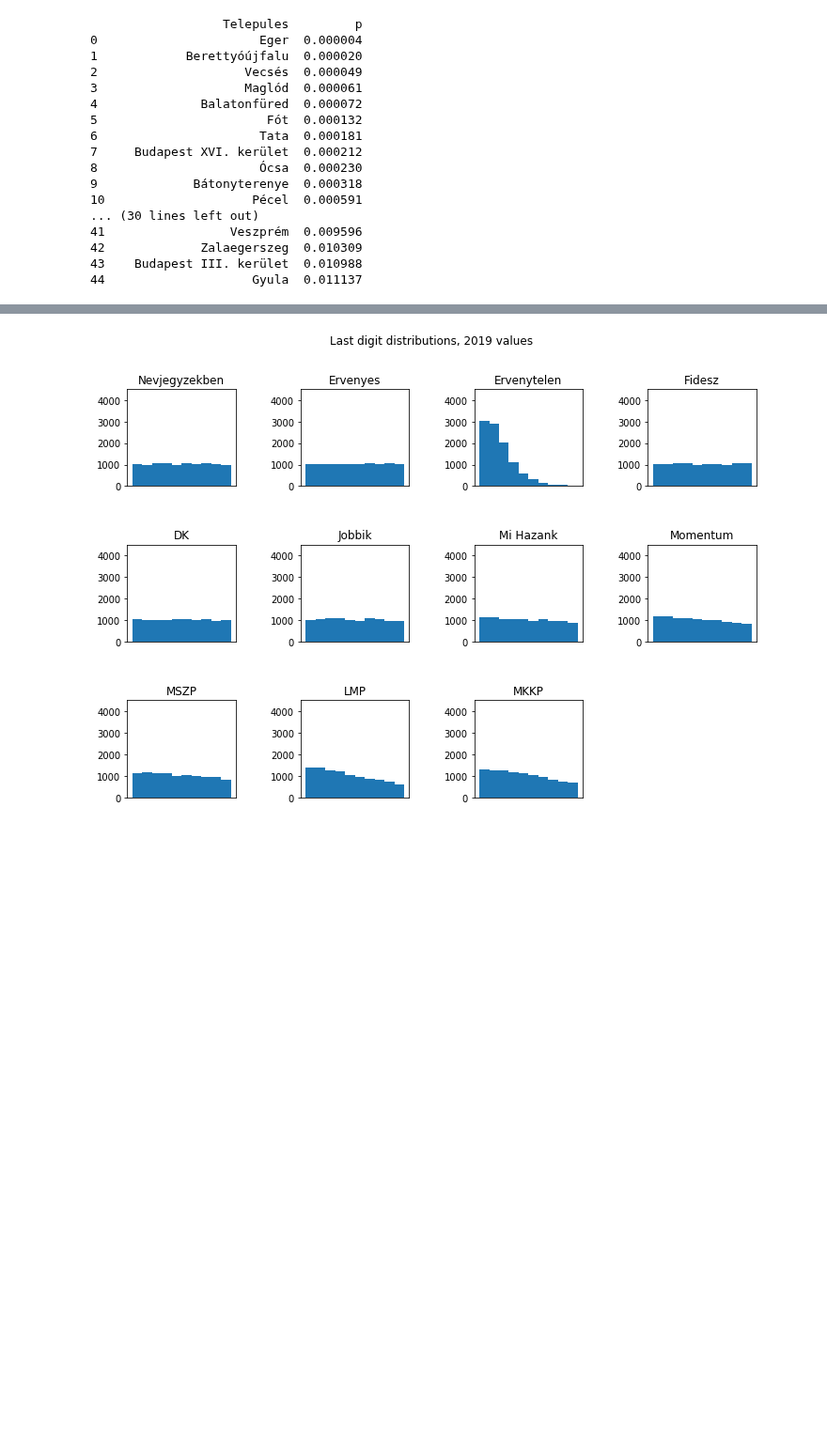
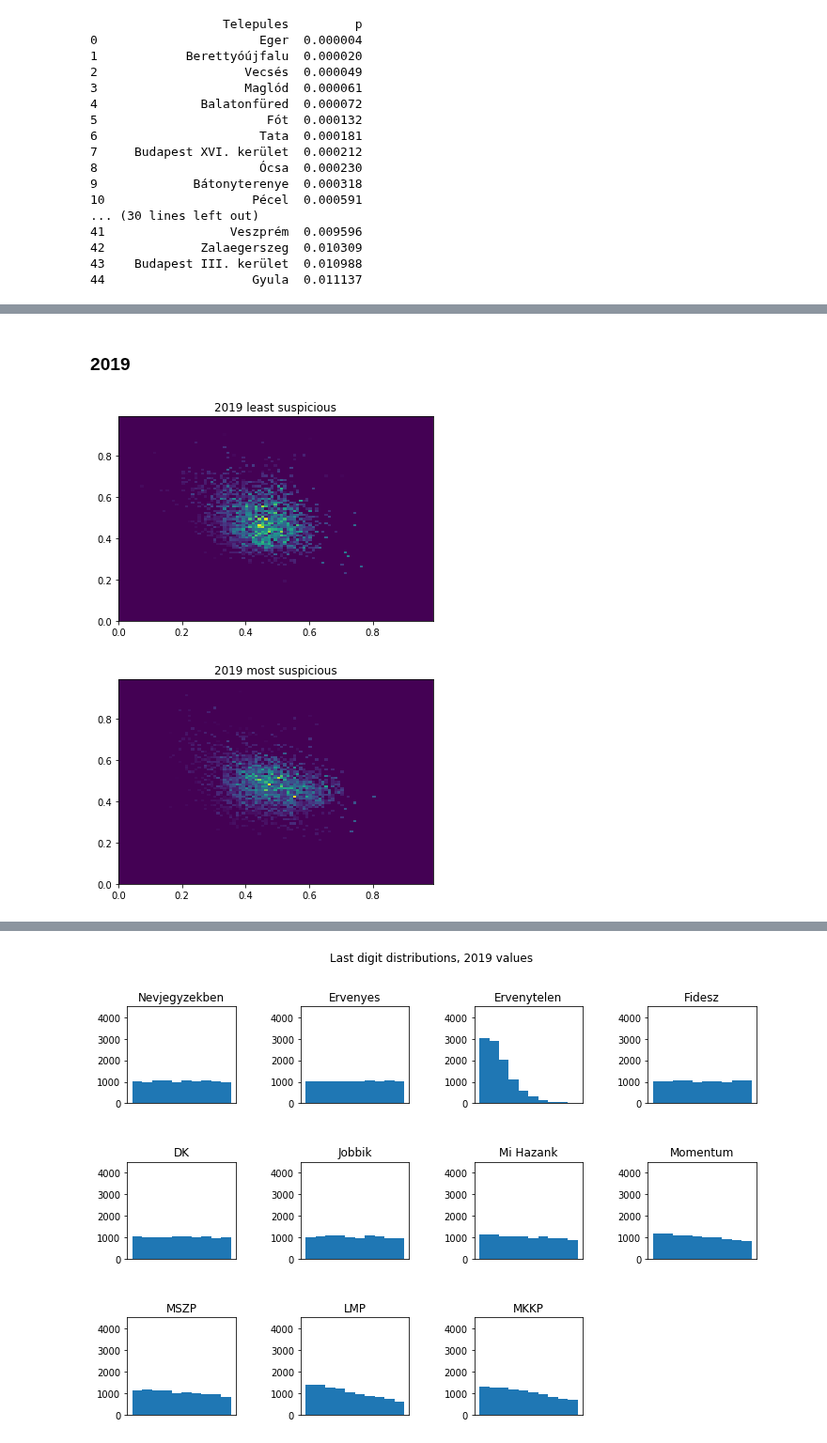
Before and after one commit to brezniczky/ep_elections_2019_hun, a Jupyter notebook: report.ipynb, the cells around one changed output, grey strips where cells are left out. Shown at 94% size. Cells and saved outputs as stored; diff of their text form; code cells hidden in the pictures; blank space fills up the shorter version.

```diff
--- a/report.ipynb
+++ b/report.ipynb
@@ -445,0 +491,7 @@ print(df.head(45)[["Telepules", "p"]])
+# %% [markdown]
+### 2019
+# %%
+plot_2019_fingerprints()
+# %% [output]
+[figure, added]
+[figure, added]
```
Also changed, not shown: parts of 14 cells of this notebook, 6 other files.
